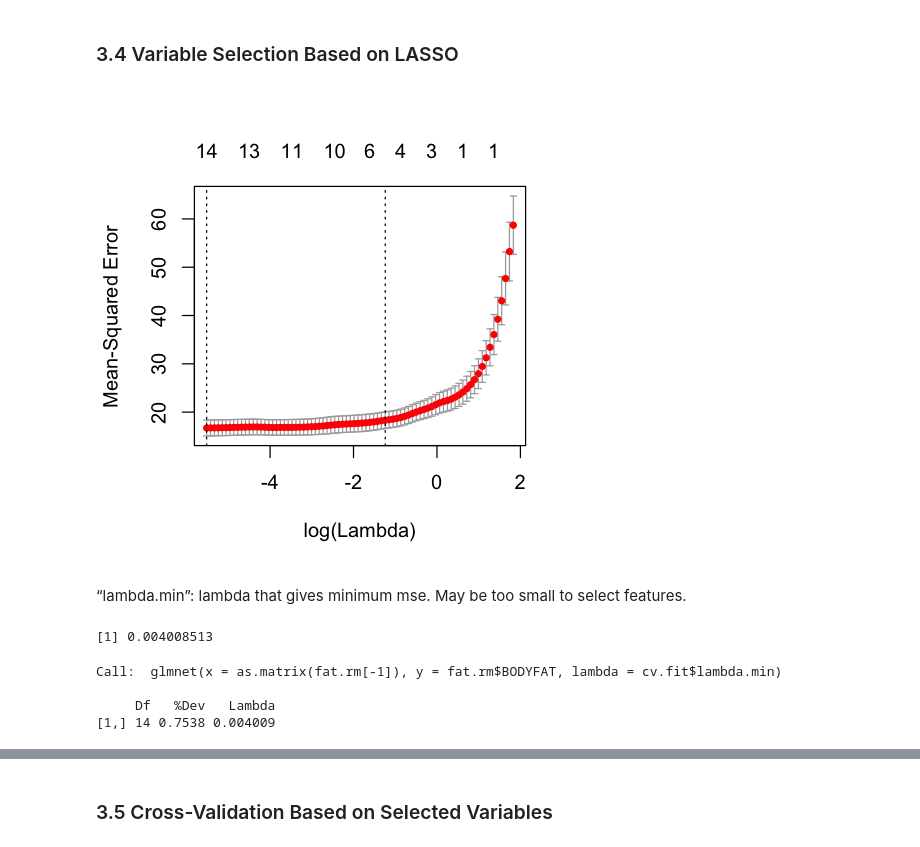
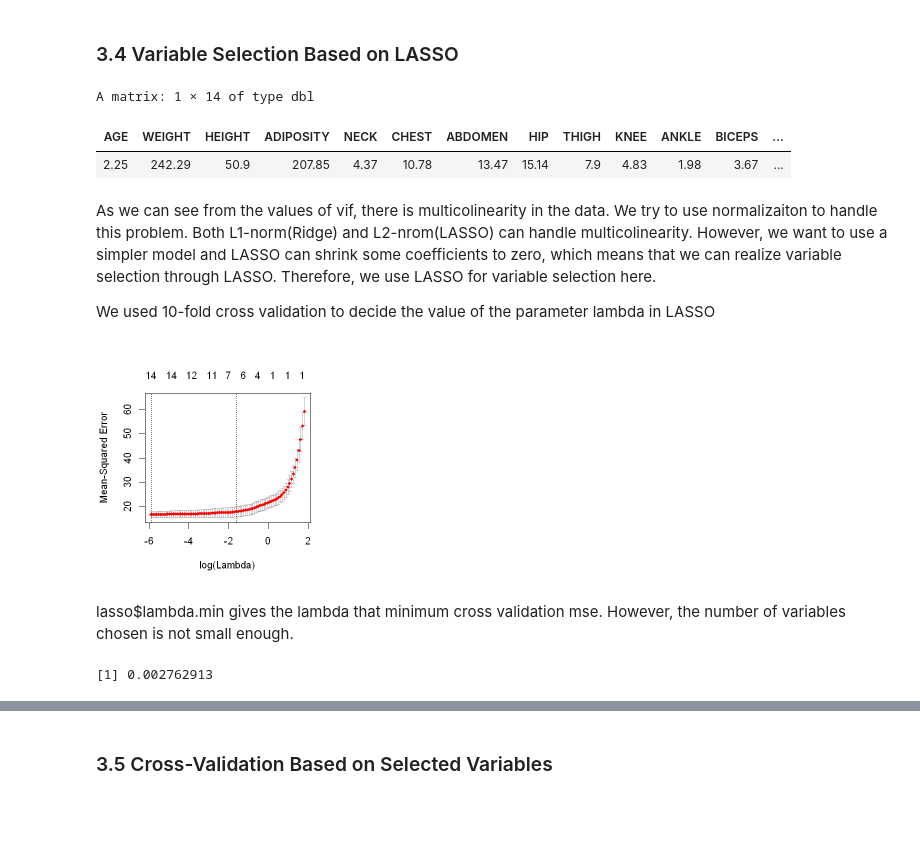
Before and after one commit to RitaWu98/STAT628-Module2, a Jupyter notebook: code/variable selection.ipynb, the cells around one changed output, grey strips where cells are left out. Drawn from its saved outputs; the diff is of its cells as text; code cells hidden in the pictures; blank space fills up the shorter version.

```diff
--- a/code/variable selection.ipynb
+++ b/code/variable selection.ipynb
@@ -216,23 +219,25 @@ Factors in Final Model
 [1] WEIGHT    HEIGHT    ADIPOSITY ABDOMEN   THIGH     FOREARM   WRIST
 # %% [markdown]
 ### 3.4 Variable Selection Based on LASSO
+# %%
+rbind(round(vif(lm(BODYFAT~.,fat.rm)),2))
+# %% [output]
+A matrix: 1 × 14 of type dbl
+| AGE | WEIGHT | HEIGHT | ADIPOSITY | NECK | CHEST | ABDOMEN | HIP | THIGH | KNEE | ANKLE | BICEPS | ... |
+| 2.25 | 242.29 | 50.9 | 207.85 | 4.37 | 10.78 | 13.47 | 15.14 | 7.9 | 4.83 | 1.98 | 3.67 | ... |
+# %% [markdown]
+As we can see from the values of vif, there is multicolinearity in the data. We try to use normalizaiton to handle this problem. Both L1-norm(Ridge) and L2-nrom(LASSO) can handle multicolinearity. However, we want to use a simpler model and LASSO can shrink some coefficients to zero, which means that we can realize variable selection through LASSO. Therefore, we use LASSO for variable selection here.
+
+We used 10-fold cross validation to decide the value of the parameter lambda in LASSO
 # %%
 options(repr.plot.width=4, repr.plot.height=4)
-cv.fit=cv.glmnet(as.matrix(fat.rm[-1]),fat.rm$BODYFAT)
-plot(cv.fit)
+lasso=cv.glmnet(as.matrix(fat.rm[-1]),fat.rm$BODYFAT)
+plot(lasso)
 # %% [output]
-[figure, old version]
+[figure, new version]
-# %% [markdown]
-“lambda.min”: lambda that gives minimum mse. May be too small to select features.
+# %% [markdown]
+lasso$lambda.min gives the lambda that minimum cross validation mse. However, the number of variables chosen is not small enough.
 # %%
-cv.fit$lambda.min
+lasso$lambda.min
 # %% [output]
-[1] 0.004008513
+[1] 0.002762913
-# %%
-las=glmnet(as.matrix(fat.rm[-1]),fat.rm$BODYFAT,lambda = cv.fit$lambda.min)
-las
-# %% [output]
-Call:  glmnet(x = as.matrix(fat.rm[-1]), y = fat.rm$BODYFAT, lambda = cv.fit$lambda.min)
-
-     Df   %Dev   Lambda
-[1,] 14 0.7538 0.004009
```
Also changed, not shown: parts of 15 cells of this notebook.
